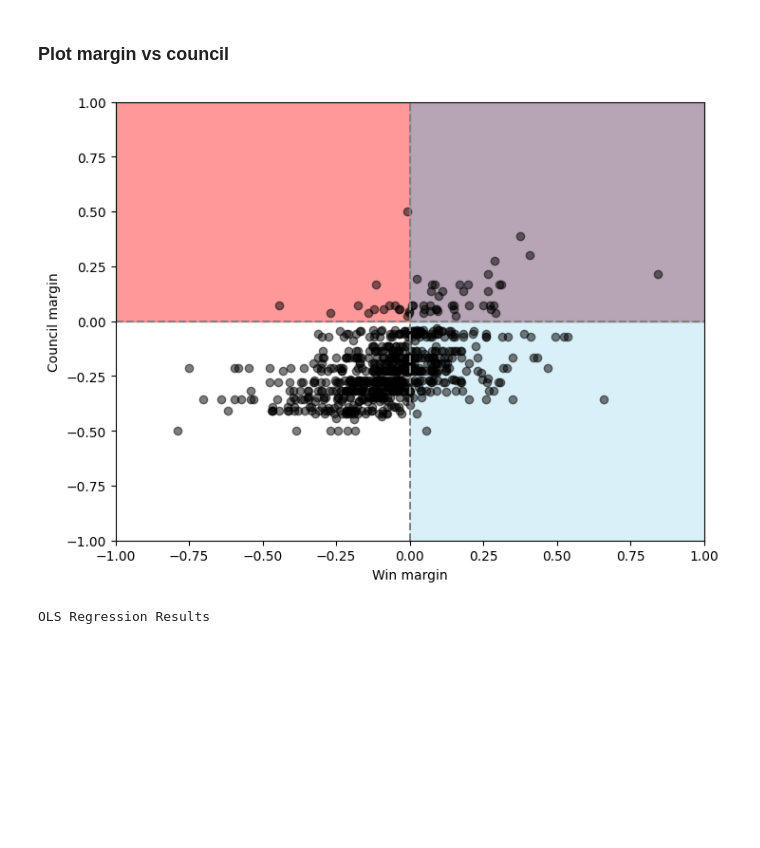
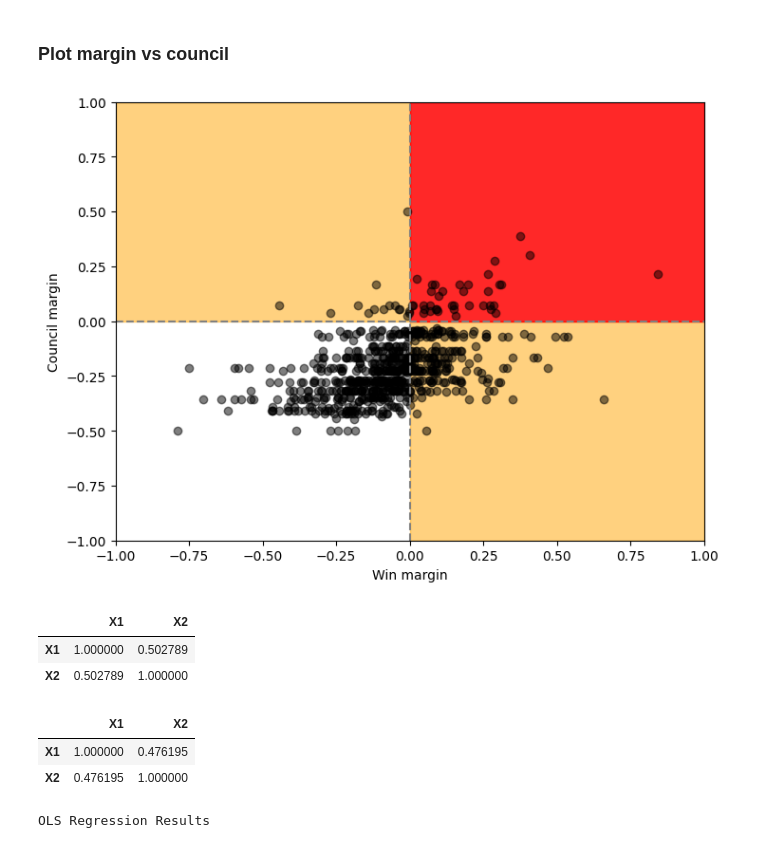
Before and after one commit to jguerrae/ColombianMunicipalDebt, a Jupyter notebook: 1_ESTIMACIONES_v2.ipynb, the cells around one changed output. Drawn from its saved outputs; the diff is of its cells as text; code cells hidden in the pictures; blank space fills up the shorter version.

```diff
--- a/1_ESTIMACIONES_v2.ipynb
+++ b/1_ESTIMACIONES_v2.ipynb
@@ -506,3 +625,5 @@ plt.legend(fontsize=12.5)
 # %% [markdown]
 ## Regresión variando bandwidths
+# %%
+b_optimo = 0.154
 # %%
@@ -675,0 +1086,23 @@ tabla_regresion
+# %%
+# Crear el line plot
+plt.figure(figsize=(8, 7))  # Cambia el tamaño según necesites
+plt.rcdefaults()
+plt.rcParams.update({'font.size': 15})
+
+plt.axvline(x=truec, color='black', linestyle='-', label = r"$Actual \phi$")
+
+sns.histplot(placebos['XT'], label=r"$PDF \ of \ \phi  \ placebos$", color ="gray", bins = 100)
+
+plt.axvline(x=true_ii, color='black', linestyle='--', label = "[p2.5, p97.5]")
+plt.axvline(x=true_is, color='black', linestyle='--')
+
+plt.xlabel(r'$Coeficient$')  # Etiqueta del eje X
+plt.ylabel(r'$Probability,Coeficient \leq X$')  # Etiqueta del eje Y
+# plt.title('Line Plot de placebos_cdf con Líneas Verticales')  # Título del gráfico
+plt.legend(loc='upper left')
+
+plt.text(0, -0.15, f'Asymntotic p-value: {pvalue_ols}; placebo p-value: {pvalue_placebo}', transform=plt.gca().transAxes, ha='left', va='bottom')
+
+
+# plt.savefig(f"{carpeta4}/1PLACEBO_RD_PDF.png", dpi = 300, bbox_inches='tight')
+plt.show()
@@ -743,6 +1178,7 @@ max_coef
 # Crear el line plot
 plt.figure(figsize=(8, 7))  # Cambia el tamaño según necesites
 plt.rcdefaults()
+plt.rcParams.update({'font.size': 15})
 
 modelp = sm.OLS(d['Y'], d[['const', 'X', 'T', 'XT']]).fit().summary2()
 
@@ -765,9 +1201,9 @@ plt.ylabel(r'$Probability,Coeficient \leq X$')  # Etiqueta del eje Y
 # plt.title('Line Plot de placebos_cdf con Líneas Verticales')  # Título del gráfico
 plt.legend()  # Muestra la leyenda
 
-plt.text(0, -0.12, f'asyntotic p-value: {pvalue_ols}; placebo p-value: {pvalue_placebo}', transform=plt.gca().transAxes, ha='left', va='bottom')
+plt.text(0, -0.15, f'Asymptotic p-value: {pvalue_ols}; placebo p-value: {pvalue_placebo}', transform=plt.gca().transAxes, ha='left', va='bottom')
 
 
-plt.savefig(f"{carpeta4}/0PLACEBO_RD_CDF.png", dpi = 300)
+plt.savefig(f"{carpeta4}/0PLACEBO_RD_CDF.png", dpi = 300, bbox_inches='tight')
 plt.show()
 # %% [output]
@@ -778,6 +1214,7 @@ plt.show()
 # Crear el line plot
 plt.figure(figsize=(8, 7))  # Cambia el tamaño según necesites
 plt.rcdefaults()
+plt.rcParams.update({'font.size': 15})
 
 plt.axvline(x=truec, color='black', linestyle='-', label = r"$Actual \phi$")
 
@@ -791,9 +1228,9 @@ plt.ylabel(r'$Probability,Coeficient \leq X$')  # Etiqueta del eje Y
 # plt.title('Line Plot de placebos_cdf con Líneas Verticales')  # Título del gráfico
 plt.legend(loc='upper left')
 
-plt.text(0, -0.12, f'asyntotic p-value: {pvalue_ols}; placebo p-value: {pvalue_placebo}', transform=plt.gca().transAxes, ha='left', va='bottom')
+plt.text(0, -0.15, f'Asymntotic p-value: {pvalue_ols}; placebo p-value: {pvalue_placebo}', transform=plt.gca().transAxes, ha='left', va='bottom')
 
 
-plt.savefig(f"{carpeta4}/1PLACEBO_RD_PDF.png", dpi = 300)
+plt.savefig(f"{carpeta4}/1PLACEBO_RD_PDF.png", dpi = 300, bbox_inches='tight')
 plt.show()
 # %% [output]
@@ -1001,49 +1438,63 @@ import matplotlib.pyplot as plt
 
 plt.figure(figsize=(8, 6))
 
+plt.rcdefaults()
+
 # Sombrear el cuarto cuadrante (X1 >= 0, X2 <= 0)
-plt.fill_betweenx(y=[0, 1], x1=-1, x2=0, color='red', alpha=0.4)
-plt.fill_betweenx(y=[-1, 0], x1=0, x2=1, color='skyblue', alpha=0.3)
+plt.fill_betweenx(y=[0, 1], x1=-1, x2=0, color='orange', alpha=0.5)
+plt.fill_betweenx(y=[-1, 0], x1=0, x2=1, color='orange', alpha=0.5)
 
 # Sombrear el primer cuadrante (X1 >= 0, X2 >= 0)
 # plt.fill_betweenx(y=[0, 1], x1=0, x2=1, color='darkgray', alpha=0.7)
 
 plt.fill_betweenx(y=[0, 1], x1=0, x2=1, color='red', alpha=0.6)
-plt.fill_betweenx(y=[0, 1], x1=0, x2=1, color='skyblue', alpha=0.6)
+plt.fill_betweenx(y=[0, 1], x1=0, x2=1, color='red', alpha=0.6)
 
 
 # # Sombrear el cuarto cuadrante (X1 >= 0, X2 <= 0)
 # plt.fill_betweenx(y=[0, 1], x1=-1, x2=0, color='gray', alpha=0.3)
 # plt.fill_betweenx(y=[-1, 0], x1=0, x2=1, color='blue', alpha=0.5)
 
 # # Sombrear el primer cuadrante (X1 >= 0, X2 >= 0)
 # # plt.fill_betweenx(y=[0, 1], x1=0, x2=1, color='darkgray', alpha=0.7)
 
 # plt.fill_betweenx(y=[0, 1], x1=0, x2=1, color='gray', alpha=0.3)
 # plt.fill_betweenx(y=[0, 1], x1=0, x2=1, color='blue', alpha=0.2)
 
 plt.scatter(d["X1"], d["X2"], color='black', alpha=0.5)  # Scatterplot de X1 vs X2
 
 # Dibujar una línea vertical y una horizontal en escala de grises
 plt.axvline(x=0, color='gray', linestyle='--')
 plt.axhline(y=0, color='gray', linestyle='--')
 
 
 
 # Establecer los límites para los ejes
 plt.xlim(-1, 1)  # Límites para X1
 plt.ylim(-1, 1)  # Límites para X2
 
 # Títulos y etiquetas
 plt.xlabel('Win margin')
 plt.ylabel('Council margin')
 
 # Mostrar el gráfico
 
-plt.savefig(f"{carpeta5}/0COUNCIL_MARGINVOTE_XY.png", dpi = 300)
+# plt.savefig(f"{carpeta5}/0COUNCIL_MARGINVOTE_XY.png", dpi = 300)
 plt.show()
 # %% [output]
-[figure, old version]
+[figure, new version]
+# %%
+d[["X1", "X2"]].corr(method='spearman')
+# %% [output]
+|  | X1 | X2 |
+| X1 | 1.000000 | 0.502789 |
+| X2 | 0.502789 | 1.000000 |
+# %%
+d[["X1", "X2"]].corr(method='pearson')
+# %% [output]
+|  | X1 | X2 |
+| X1 | 1.000000 | 0.476195 |
+| X2 | 0.476195 | 1.000000 |
 # %%
 
 # # Variables para el modelo
```
Also changed, not shown: parts of 44 cells of this notebook, 36 other files.
